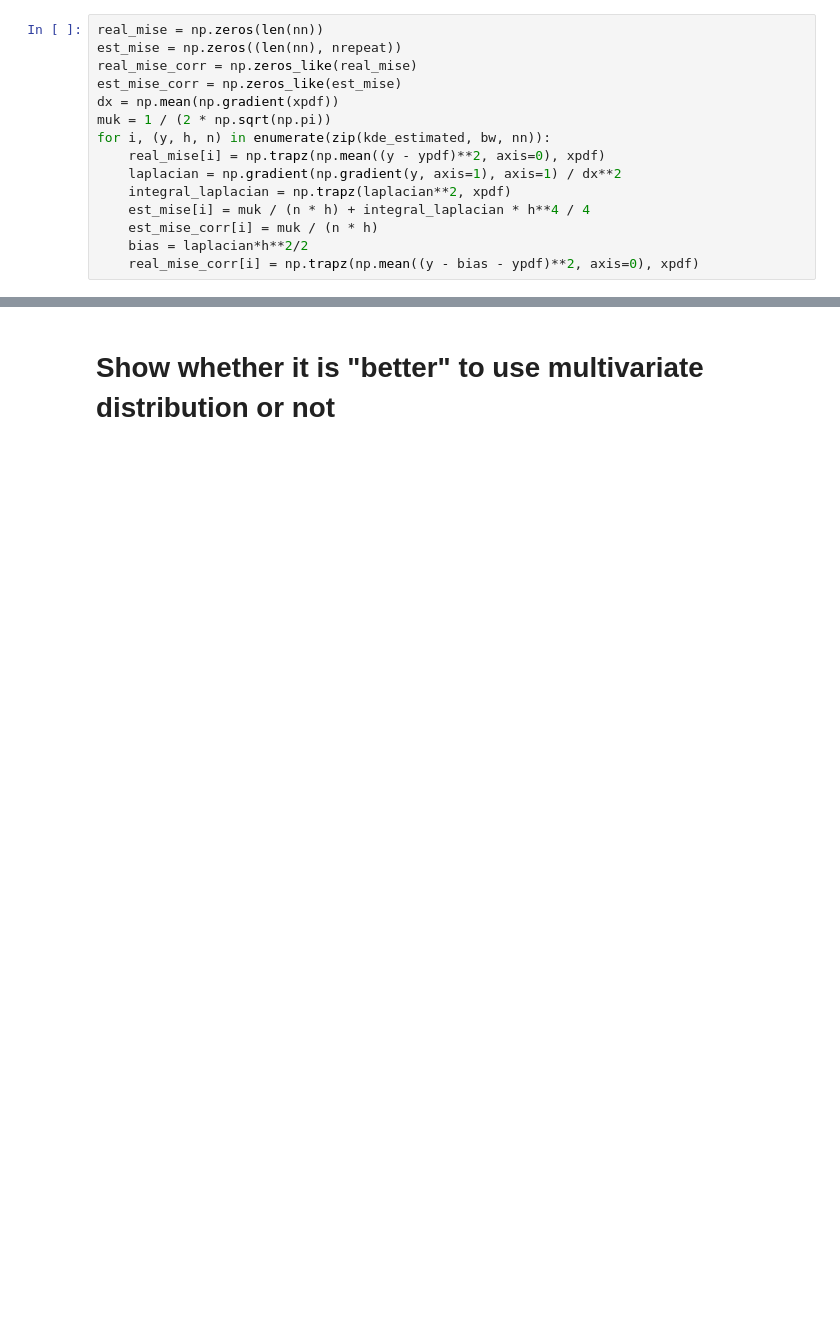
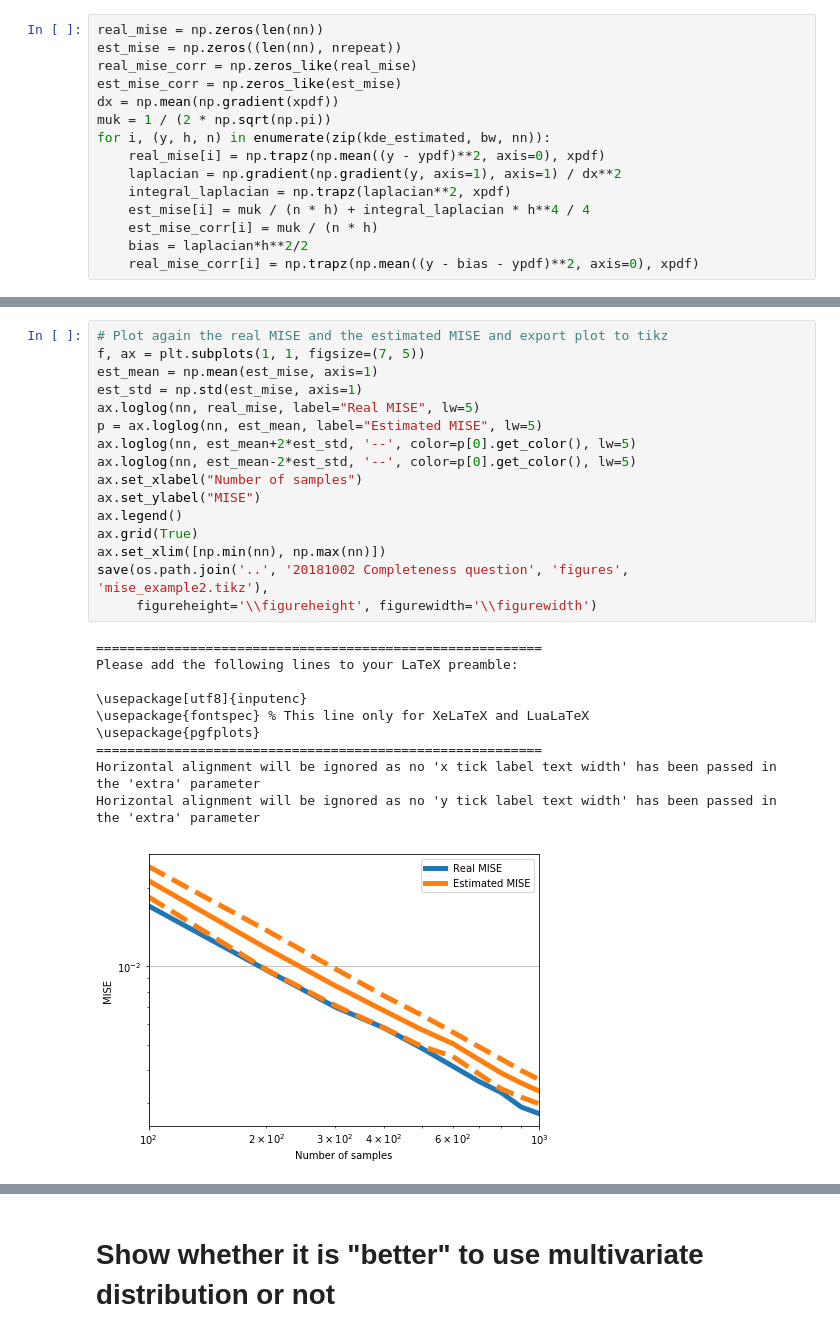
Before and after one commit to ErwindeGelder/ScenarioDomainModel, a Jupyter notebook: 20180319 Completeness/Confidence band.ipynb, the cells around one changed output, grey strips where cells are left out. Drawn from its saved outputs; the diff is of its cells as text; blank space fills up the shorter version.

```diff
--- a/20180319 Completeness/Confidence band.ipynb
+++ b/20180319 Completeness/Confidence band.ipynb
@@ -318,0 +393,27 @@ ax2.set_title("Corrected")
+# %%
+# Plot again the real MISE and the estimated MISE and export plot to tikz
+f, ax = plt.subplots(1, 1, figsize=(7, 5))
+est_mean = np.mean(est_mise, axis=1)
+est_std = np.std(est_mise, axis=1)
+ax.loglog(nn, real_mise, label="Real MISE", lw=5)
+p = ax.loglog(nn, est_mean, label="Estimated MISE", lw=5)
+ax.loglog(nn, est_mean+2*est_std, '--', color=p[0].get_color(), lw=5)
+ax.loglog(nn, est_mean-2*est_std, '--', color=p[0].get_color(), lw=5)
+ax.set_xlabel("Number of samples")
+ax.set_ylabel("MISE")
+ax.legend()
+ax.grid(True)
+ax.set_xlim([np.min(nn), np.max(nn)])
+save(os.path.join('..', '20181002 Completeness question', 'figures', 'mise_example2.tikz'),
+     figureheight='\\figureheight', figurewidth='\\figurewidth')
+# %% [output]
+=========================================================
+Please add the following lines to your LaTeX preamble:
+
+\usepackage[utf8]{inputenc}
+\usepackage{fontspec} % This line only for XeLaTeX and LuaLaTeX
+\usepackage{pgfplots}
+=========================================================
+Horizontal alignment will be ignored as no 'x tick label text width' has been passed in the 'extra' parameter
+Horizontal alignment will be ignored as no 'y tick label text width' has been passed in the 'extra' parameter
+[figure, added]
```
Also changed, not shown: parts of 27 cells of this notebook, 1 other file.
